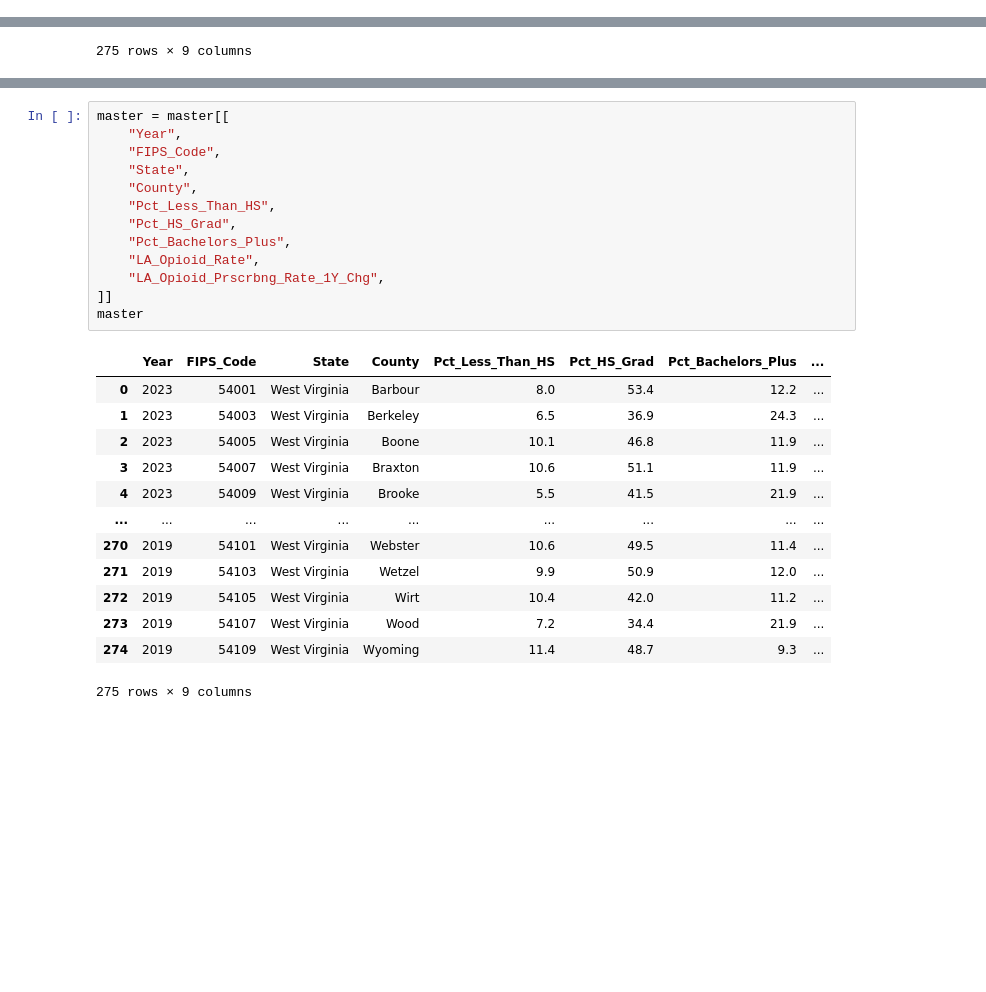
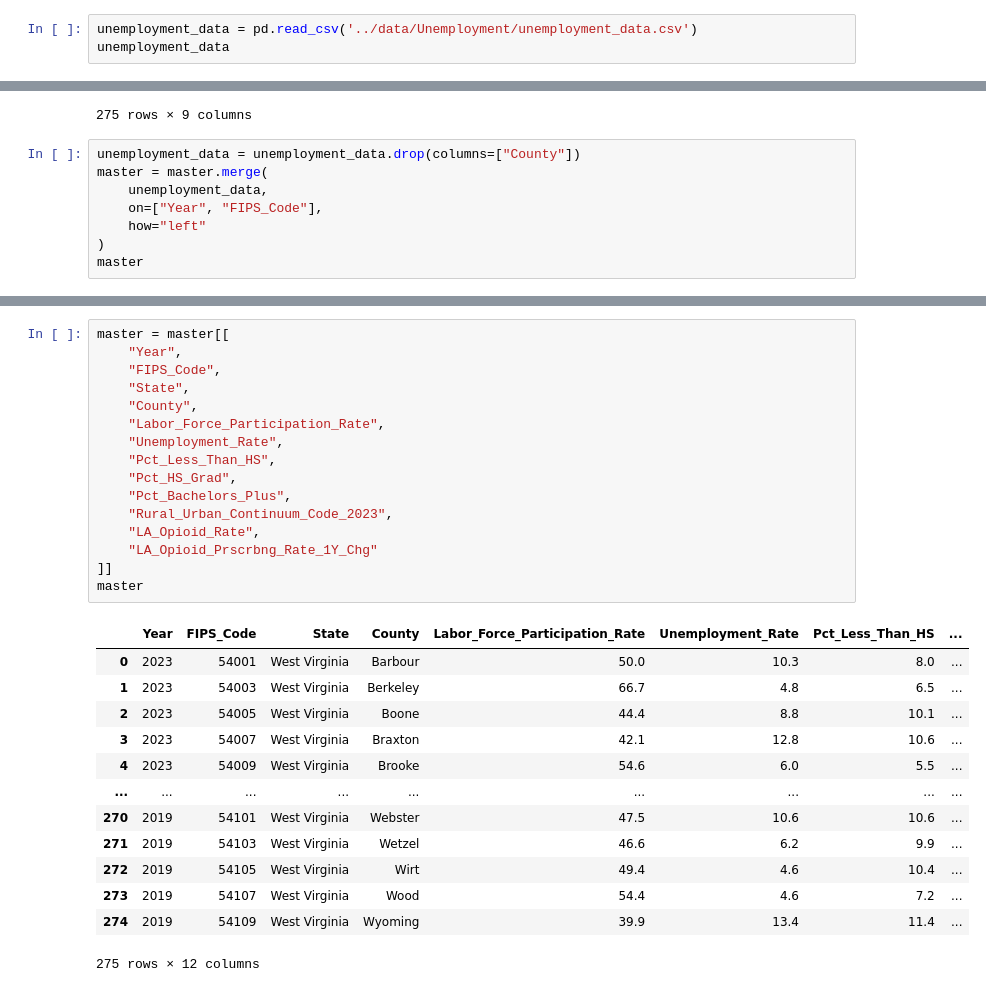
Before and after one commit to vyarabad/The-Intervention-Task-Force, a Jupyter notebook: notebooks/virginia_opioid.ipynb, the cells around one changed output, grey strips where cells are left out. Cells and saved outputs as stored; diff of their text form; blank space fills up the shorter version.

Commit message:
joined unemployment data

```diff
--- a/notebooks/virginia_opioid.ipynb
+++ b/notebooks/virginia_opioid.ipynb
@@ -10,3 +10,6 @@ load_dotenv("../.env")
 census_key = os.getenv("CENSUS_API_KEY")
 # %%
 education_data = pd.read_csv('../data/Education/education_data.csv')
+# %%
+unemployment_data = pd.read_csv('../data/Unemployment/unemployment_data.csv')
+unemployment_data
@@ -179,3 +196,11 @@ master
 | 273 | 2019 | 54107 | West Virginia | Wood | 7.63 | -2.14 | 7.2 | ... |
 | 274 | 2019 | 54109 | West Virginia | Wyoming | NaN | NaN | 11.4 | ... |
 275 rows × 9 columns
+# %%
+unemployment_data = unemployment_data.drop(columns=["County"])
+master = master.merge(
+    unemployment_data,
+    on=["Year", "FIPS_Code"],
+    how="left"
+)
+master
@@ -182,27 +221,30 @@ master
 # %%
 master = master[[
     "Year",
     "FIPS_Code",
     "State",
     "County",
+    "Labor_Force_Participation_Rate",
+    "Unemployment_Rate",
     "Pct_Less_Than_HS",
     "Pct_HS_Grad",
     "Pct_Bachelors_Plus",
+    "Rural_Urban_Continuum_Code_2023",
     "LA_Opioid_Rate",
-    "LA_Opioid_Prscrbng_Rate_1Y_Chg",
+    "LA_Opioid_Prscrbng_Rate_1Y_Chg"
 ]]
 master
 # %% [output]
-|  | Year | FIPS_Code | State | County | Pct_Less_Than_HS | Pct_HS_Grad | Pct_Bachelors_Plus | ... |
-| 0 | 2023 | 54001 | West Virginia | Barbour | 8.0 | 53.4 | 12.2 | ... |
-| 1 | 2023 | 54003 | West Virginia | Berkeley | 6.5 | 36.9 | 24.3 | ... |
-| 2 | 2023 | 54005 | West Virginia | Boone | 10.1 | 46.8 | 11.9 | ... |
-| 3 | 2023 | 54007 | West Virginia | Braxton | 10.6 | 51.1 | 11.9 | ... |
-| 4 | 2023 | 54009 | West Virginia | Brooke | 5.5 | 41.5 | 21.9 | ... |
+|  | Year | FIPS_Code | State | County | Labor_Force_Participation_Rate | Unemployment_Rate | Pct_Less_Than_HS | ... |
+| 0 | 2023 | 54001 | West Virginia | Barbour | 50.0 | 10.3 | 8.0 | ... |
+| 1 | 2023 | 54003 | West Virginia | Berkeley | 66.7 | 4.8 | 6.5 | ... |
+| 2 | 2023 | 54005 | West Virginia | Boone | 44.4 | 8.8 | 10.1 | ... |
+| 3 | 2023 | 54007 | West Virginia | Braxton | 42.1 | 12.8 | 10.6 | ... |
+| 4 | 2023 | 54009 | West Virginia | Brooke | 54.6 | 6.0 | 5.5 | ... |
 | ... | ... | ... | ... | ... | ... | ... | ... | ... |
-| 270 | 2019 | 54101 | West Virginia | Webster | 10.6 | 49.5 | 11.4 | ... |
-| 271 | 2019 | 54103 | West Virginia | Wetzel | 9.9 | 50.9 | 12.0 | ... |
-| 272 | 2019 | 54105 | West Virginia | Wirt | 10.4 | 42.0 | 11.2 | ... |
-| 273 | 2019 | 54107 | West Virginia | Wood | 7.2 | 34.4 | 21.9 | ... |
-| 274 | 2019 | 54109 | West Virginia | Wyoming | 11.4 | 48.7 | 9.3 | ... |
+| 270 | 2019 | 54101 | West Virginia | Webster | 47.5 | 10.6 | 10.6 | ... |
+| 271 | 2019 | 54103 | West Virginia | Wetzel | 46.6 | 6.2 | 9.9 | ... |
+| 272 | 2019 | 54105 | West Virginia | Wirt | 49.4 | 4.6 | 10.4 | ... |
+| 273 | 2019 | 54107 | West Virginia | Wood | 54.4 | 4.6 | 7.2 | ... |
+| 274 | 2019 | 54109 | West Virginia | Wyoming | 39.9 | 13.4 | 11.4 | ... |
-275 rows × 9 columns
+275 rows × 12 columns
```
Also changed, not shown: parts of 2 cells of this notebook, 3 other files.
